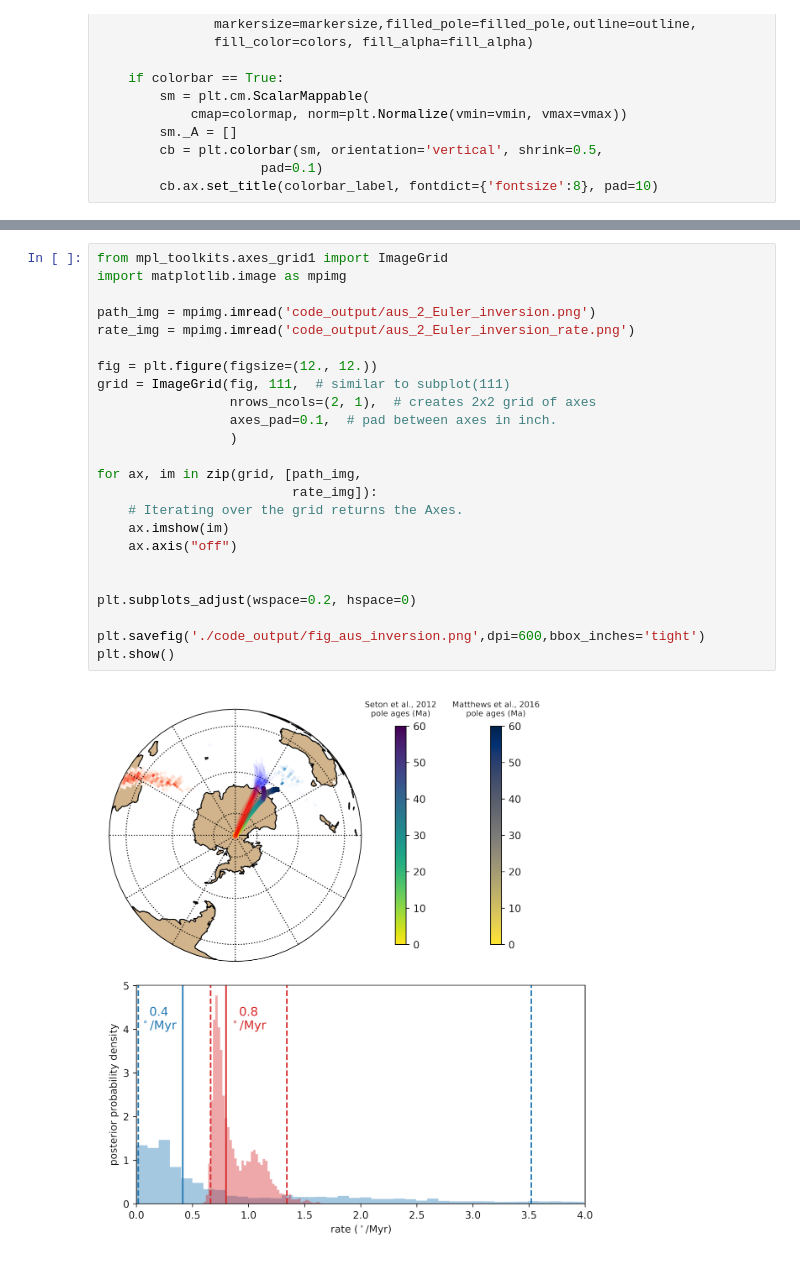
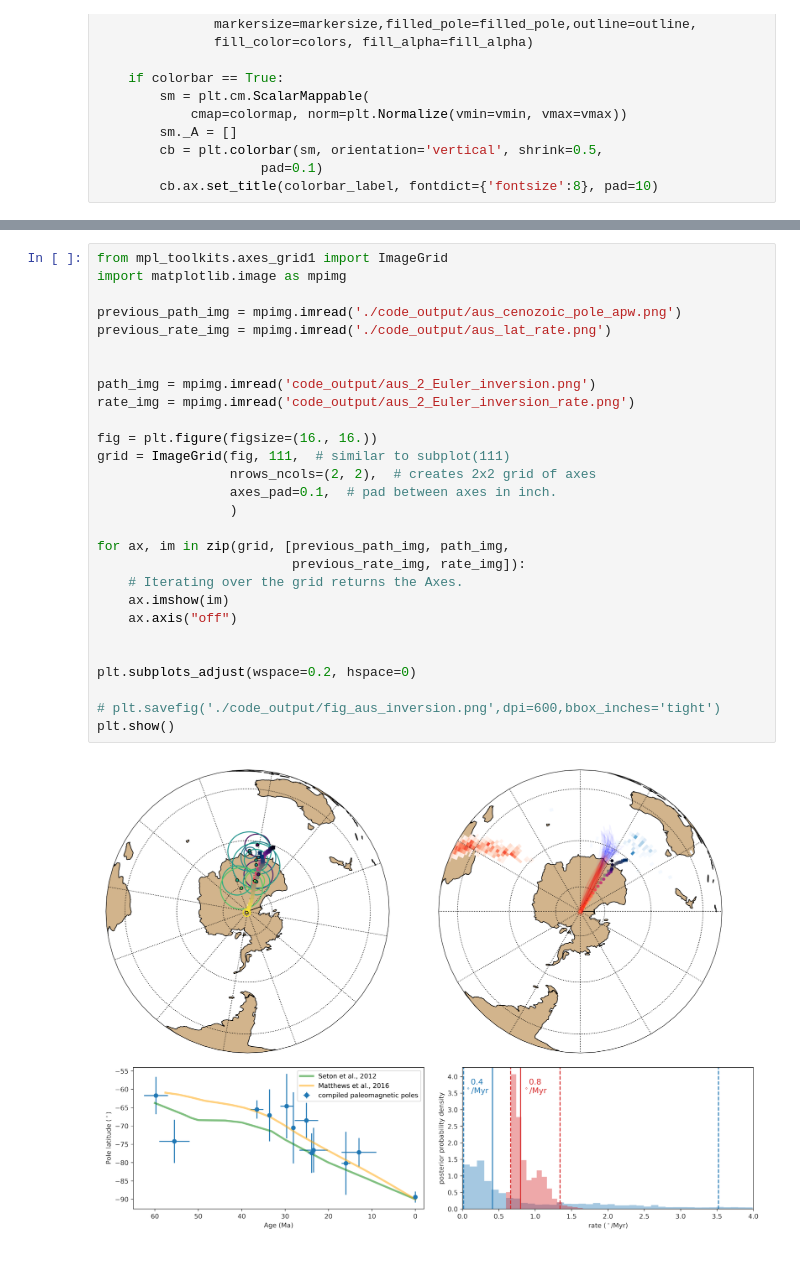
Before and after one commit to Swanson-Hysell-Group/Bayesian_PEP_inversion, a Jupyter notebook: PEP_Australia.ipynb, the cells around one changed output, grey strips where cells are left out. Drawn from its saved outputs; the diff is of its cells as text.

```diff
--- a/PEP_Australia.ipynb
+++ b/PEP_Australia.ipynb
@@ -376,26 +392,30 @@ plt.savefig('code_output/aus_2_Euler_inversion.png', dpi=600, bbox_inches='tight
 # %%
 from mpl_toolkits.axes_grid1 import ImageGrid
 import matplotlib.image as mpimg
 
+previous_path_img = mpimg.imread('./code_output/aus_cenozoic_pole_apw.png')
+previous_rate_img = mpimg.imread('./code_output/aus_lat_rate.png')
+
+
 path_img = mpimg.imread('code_output/aus_2_Euler_inversion.png')
 rate_img = mpimg.imread('code_output/aus_2_Euler_inversion_rate.png')
 
-fig = plt.figure(figsize=(12., 12.))
+fig = plt.figure(figsize=(16., 16.))
 grid = ImageGrid(fig, 111,  # similar to subplot(111)
-                 nrows_ncols=(2, 1),  # creates 2x2 grid of axes
+                 nrows_ncols=(2, 2),  # creates 2x2 grid of axes
                  axes_pad=0.1,  # pad between axes in inch.
                  )
 
-for ax, im in zip(grid, [path_img,
-                         rate_img]):
+for ax, im in zip(grid, [previous_path_img, path_img,
+                         previous_rate_img, rate_img]):
     # Iterating over the grid returns the Axes.
     ax.imshow(im)
     ax.axis("off")
 
 
 plt.subplots_adjust(wspace=0.2, hspace=0)
 
-plt.savefig('./code_output/fig_aus_inversion.png',dpi=600,bbox_inches='tight')
+# plt.savefig('./code_output/fig_aus_inversion.png',dpi=600,bbox_inches='tight')
 plt.show()
 # %% [output]
-[figure, old version]
+[figure, new version]
```
Also changed, not shown: parts of 11 cells of this notebook, 7 other files.
